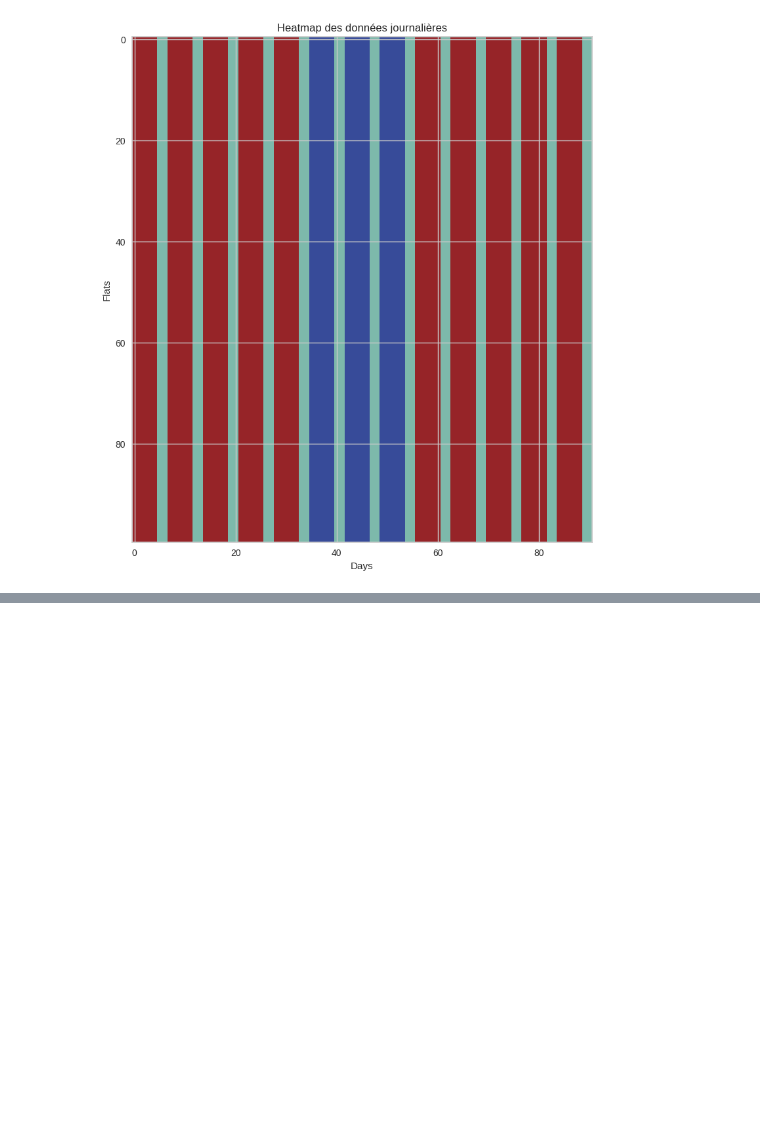
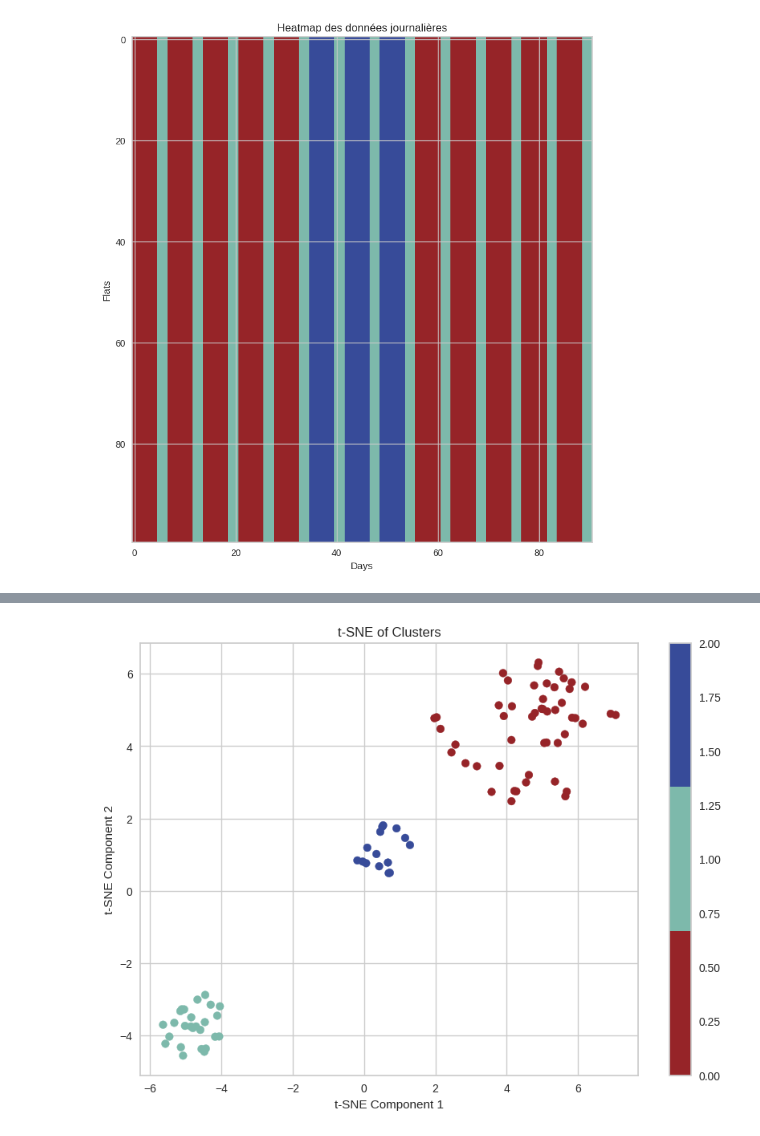
Before and after one commit to goamegah/Times-Series-Clustering, a Jupyter notebook: flat_energy_conso_cluster.ipynb, the cells around one changed output, grey strips where cells are left out. Cells and saved outputs as stored; diff of their text form; code cells hidden in the pictures; blank space fills up the shorter version.

```diff
--- a/flat_energy_conso_cluster.ipynb
+++ b/flat_energy_conso_cluster.ipynb
@@ -155,0 +172,12 @@ Text(0.5, 1.0, 'Heatmap des données journalières')
+# %%
+tsne = TSNE(n_components=2, random_state=42)
+Y_tsne = tsne.fit_transform(Y.T)
+plt.figure(figsize=(10, 7))
+plt.scatter(Y_tsne[:, 0], Y_tsne[:, 1], c=clustering.labels_, cmap=couleurs)
+plt.xlabel('t-SNE Component 1')
+plt.ylabel('t-SNE Component 2')
+plt.title('t-SNE of Clusters')
+plt.colorbar()
+plt.show()
+# %% [output]
+[figure, added]
```
Also changed, not shown: parts of 23 cells of this notebook.
